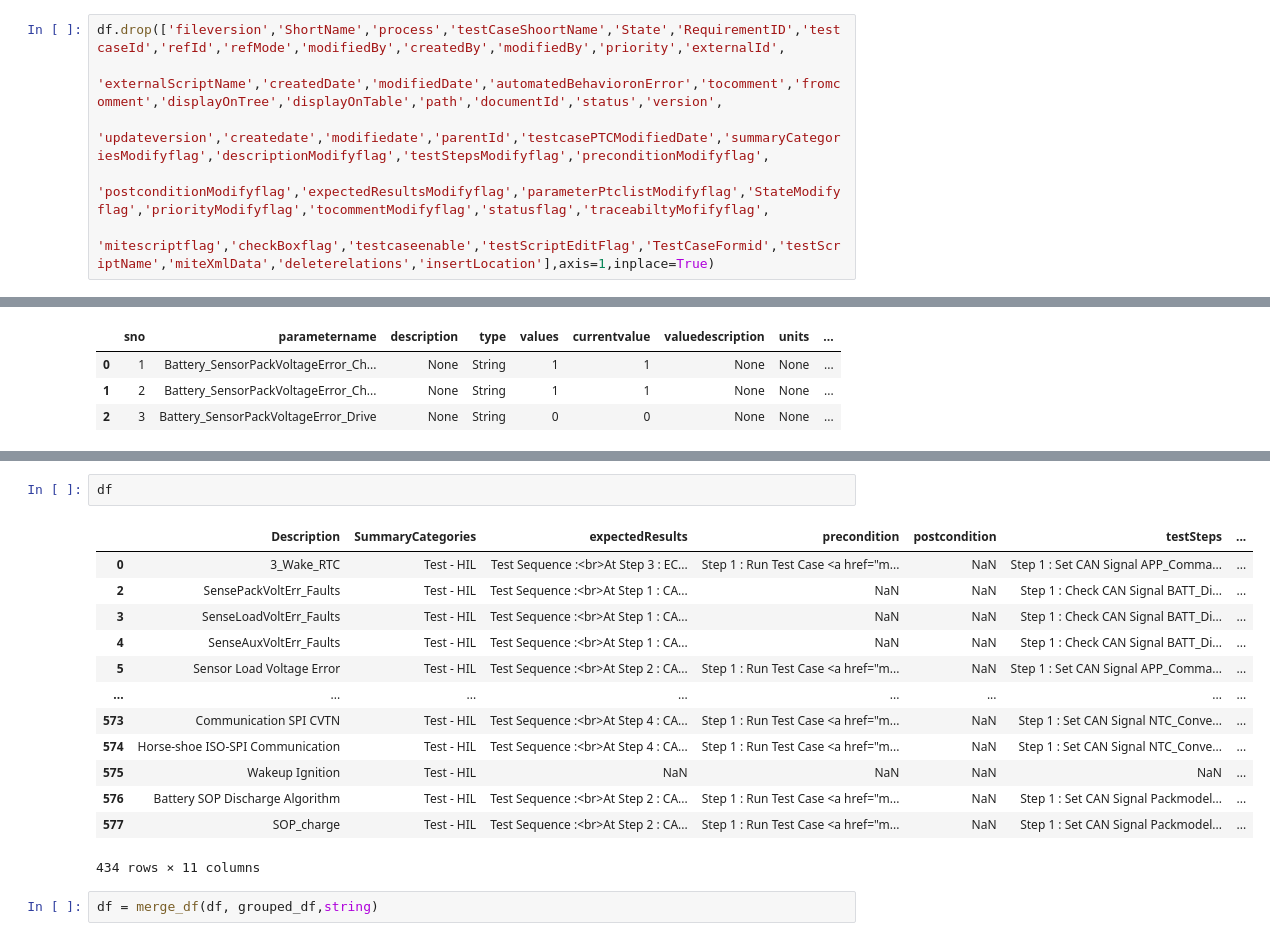
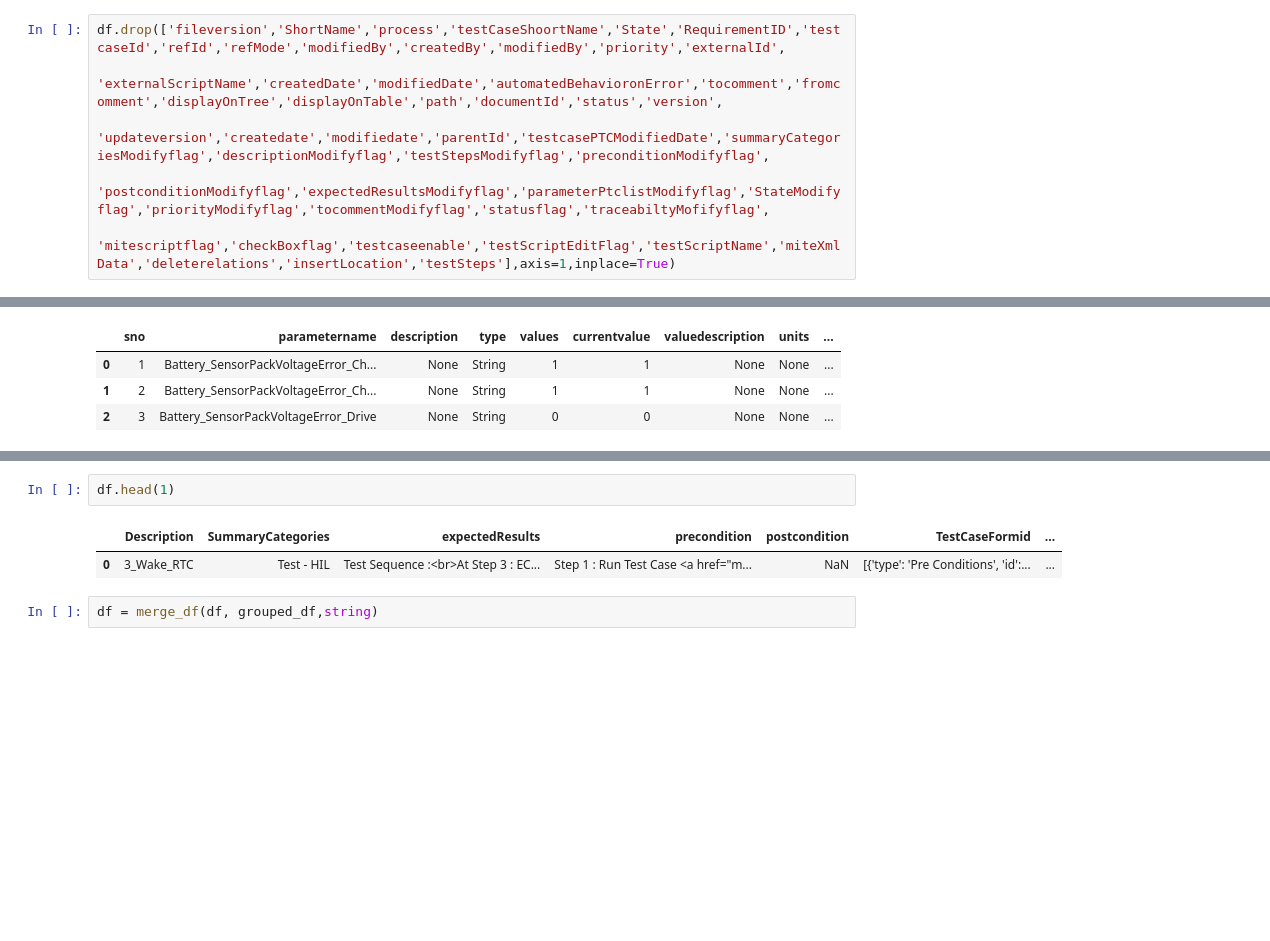
Before and after one commit to Koushik-Ambadi/llm-finetuning, a Jupyter notebook: src/data_analysis.ipynb, the cells around one changed output, grey strips where cells are left out. Saved outputs shown, nothing was run; the diff lists cells and outputs as text; blank space fills up the shorter version.

```diff
--- a/src/date_prep.ipynb
+++ b/src/data_analysis.ipynb
@@ -75,7 +75,7 @@ df.drop(['fileversion','ShortName','process','testCaseShoortName','State','Requi
          'externalScriptName','createdDate','modifiedDate','automatedBehavioronError','tocomment','fromcomment','displayOnTree','displayOnTable','path','documentId','status','version',
          'updateversion','createdate','modifiedate','parentId','testcasePTCModifiedDate','summaryCategoriesModifyflag','descriptionModifyflag','testStepsModifyflag','preconditionModifyflag',
          'postconditionModifyflag','expectedResultsModifyflag','parameterPtclistModifyflag','StateModifyflag','priorityModifyflag','tocommentModifyflag','statusflag','traceabiltyMofifyflag',
-         'mitescriptflag','checkBoxflag','testcaseenable','testScriptEditFlag','TestCaseFormid','testScriptName','miteXmlData','deleterelations','insertLocation'],axis=1,inplace=True)
+         'mitescriptflag','checkBoxflag','testcaseenable','testScriptEditFlag','testScriptName','miteXmlData','deleterelations','insertLocation','testSteps'],axis=1,inplace=True)
 # %%
 string='Parameter'
 valid_dataframe= parse_column(df,string )
@@ -109,19 +121,8 @@ grouped_df
 # %%
-df
+df.head(1)
 # %% [output]
-|  | Description | SummaryCategories | expectedResults | precondition | postcondition | testSteps | ... |
-| 0 | 3_Wake_RTC | Test - HIL | Test Sequence :<br>At Step 3 : EC... | Step 1 : Run Test Case <a href="m... | NaN | Step 1 : Set CAN Signal APP_Comma... | ... |
-| 2 | SensePackVoltErr_Faults | Test - HIL | Test Sequence :<br>At Step 1 : CA... | NaN | NaN | Step 1 : Check CAN Signal BATT_Di... | ... |
-| 3 | SenseLoadVoltErr_Faults | Test - HIL | Test Sequence :<br>At Step 1 : CA... | NaN | NaN | Step 1 : Check CAN Signal BATT_Di... | ... |
-| 4 | SenseAuxVoltErr_Faults | Test - HIL | Test Sequence :<br>At Step 1 : CA... | NaN | NaN | Step 1 : Check CAN Signal BATT_Di... | ... |
-| 5 | Sensor Load Voltage Error | Test - HIL | Test Sequence :<br>At Step 2 : CA... | Step 1 : Run Test Case <a href="m... | NaN | Step 1 : Set CAN Signal APP_Comma... | ... |
-| ... | ... | ... | ... | ... | ... | ... | ... |
-| 573 | Communication SPI CVTN | Test - HIL | Test Sequence :<br>At Step 4 : CA... | Step 1 : Run Test Case <a href="m... | NaN | Step 1 : Set CAN Signal NTC_Conve... | ... |
-| 574 | Horse-shoe ISO-SPI Communication | Test - HIL | Test Sequence :<br>At Step 4 : CA... | Step 1 : Run Test Case <a href="m... | NaN | Step 1 : Set CAN Signal NTC_Conve... | ... |
-| 575 | Wakeup Ignition | Test - HIL | NaN | NaN | NaN | NaN | ... |
-| 576 | Battery SOP Discharge Algorithm | Test - HIL | Test Sequence :<br>At Step 2 : CA... | Step 1 : Run Test Case <a href="m... | NaN | Step 1 : Set CAN Signal Packmodel... | ... |
-| 577 | SOP_charge | Test - HIL | Test Sequence :<br>At Step 2 : CA... | Step 1 : Run Test Case <a href="m... | NaN | Step 1 : Set CAN Signal Packmodel... | ... |
+|  | Description | SummaryCategories | expectedResults | precondition | postcondition | TestCaseFormid | ... |
+| 0 | 3_Wake_RTC | Test - HIL | Test Sequence :<br>At Step 3 : EC... | Step 1 : Run Test Case <a href="m... | NaN | [{'type': 'Pre Conditions', 'id':... | ... |
-434 rows × 11 columns
 # %%
 df = merge_df(df, grouped_df,string)
 # %%
```
Also changed, not shown: parts of 7 cells of this notebook, 2 other files.
